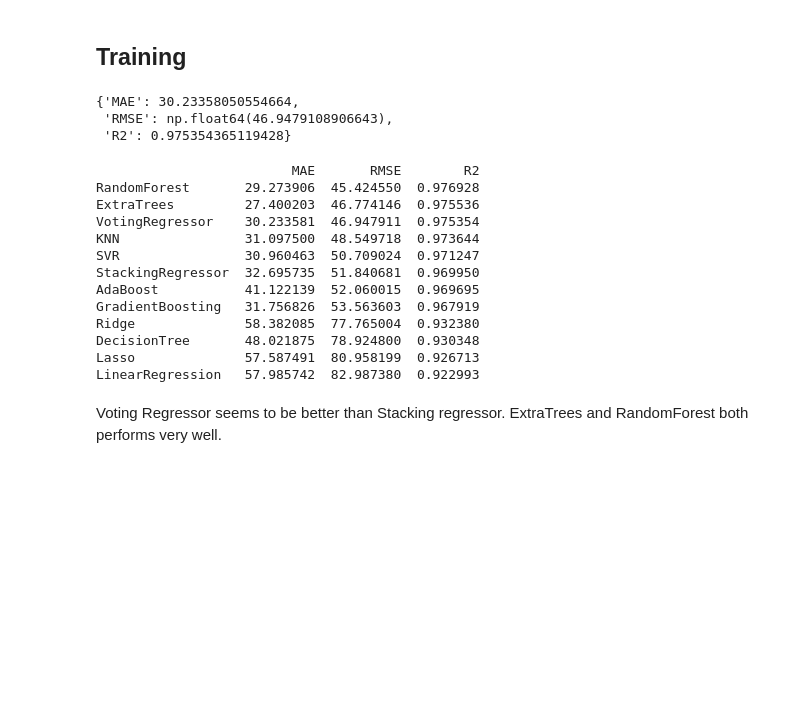
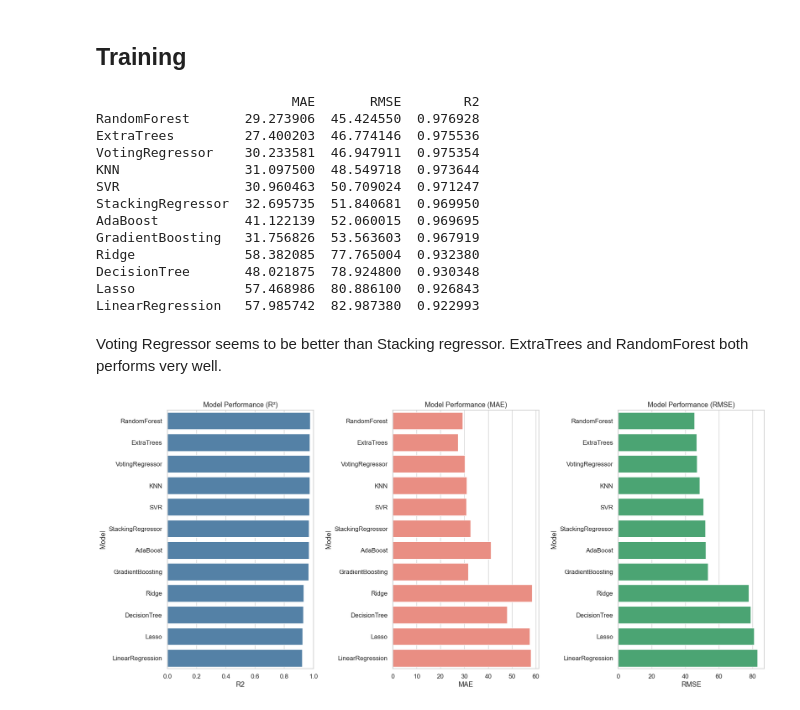
Before and after one commit to Ays0122/fish-price-prediction-project, a Jupyter notebook: regression.ipynb, the cells around one changed output. Saved outputs shown, nothing was run; the diff lists cells and outputs as text; code cells hidden in the pictures; blank space fills up the shorter version.

```diff
--- a/regression.ipynb
+++ b/regression.ipynb
@@ -229,8 +246,8 @@ from sklearn.pipeline import make_pipeline
 
 models = {
     "LinearRegression": LinearRegression(),
-    "Ridge": Ridge(),
-    "Lasso": Lasso(),
+    "Ridge": Ridge(max_iter=10000),
+    "Lasso": Lasso(max_iter=10000),
     "DecisionTree": DecisionTreeRegressor(random_state=42),
     "RandomForest": RandomForestRegressor(n_estimators=200, random_state=42),
     "ExtraTrees": ExtraTreesRegressor(n_estimators=200, random_state=42),
@@ -271,10 +288,6 @@ results["VotingRegressor"] = {
     "RMSE": np.sqrt(mean_squared_error(y_test, voting_preds)),
     "R2": r2_score(y_test, voting_preds)
 }
-# %% [output]
-{'MAE': 30.23358050554664,
- 'RMSE': np.float64(46.9479108906643),
- 'R2': 0.975354365119428}
 # %%
 # Stacking method (advanced ensembling)
 
@@ -318,7 +331,31 @@ AdaBoost           41.122139  52.060015  0.969695
 GradientBoosting   31.756826  53.563603  0.967919
 Ridge              58.382085  77.765004  0.932380
 DecisionTree       48.021875  78.924800  0.930348
-Lasso              57.587491  80.958199  0.926713
+Lasso              57.468986  80.886100  0.926843
 LinearRegression   57.985742  82.987380  0.922993
 # %% [markdown]
 Voting Regressor seems to be better than Stacking regressor. ExtraTrees and RandomForest both performs very well.
+# %%
+results_df = pd.DataFrame(results).T.sort_values(by="R2", ascending=False).reset_index()
+results_df = results_df.rename(columns={"index": "Model"})
+
+sns.set(style="whitegrid", font_scale=1.1)
+fig, axes = plt.subplots(1, 3, figsize=(18, 8))
+
+# R² plot
+sns.barplot(x="R2", y="Model", data=results_df, ax=axes[0], color="steelblue")
+axes[0].set_title("Model Performance (R²)")
+axes[0].set_xlim(0, 1)
+
+# MAE plot
+sns.barplot(x="MAE", y="Model", data=results_df, ax=axes[1], color="salmon")
+axes[1].set_title("Model Performance (MAE)")
+
+# RMSE plot
+sns.barplot(x="RMSE", y="Model", data=results_df, ax=axes[2], color="mediumseagreen")
+axes[2].set_title("Model Performance (RMSE)")
+
+plt.tight_layout()
+plt.show()
+# %% [output]
+[figure, added]
```
Also changed, not shown: parts of 5 cells of this notebook, 4 other files.
